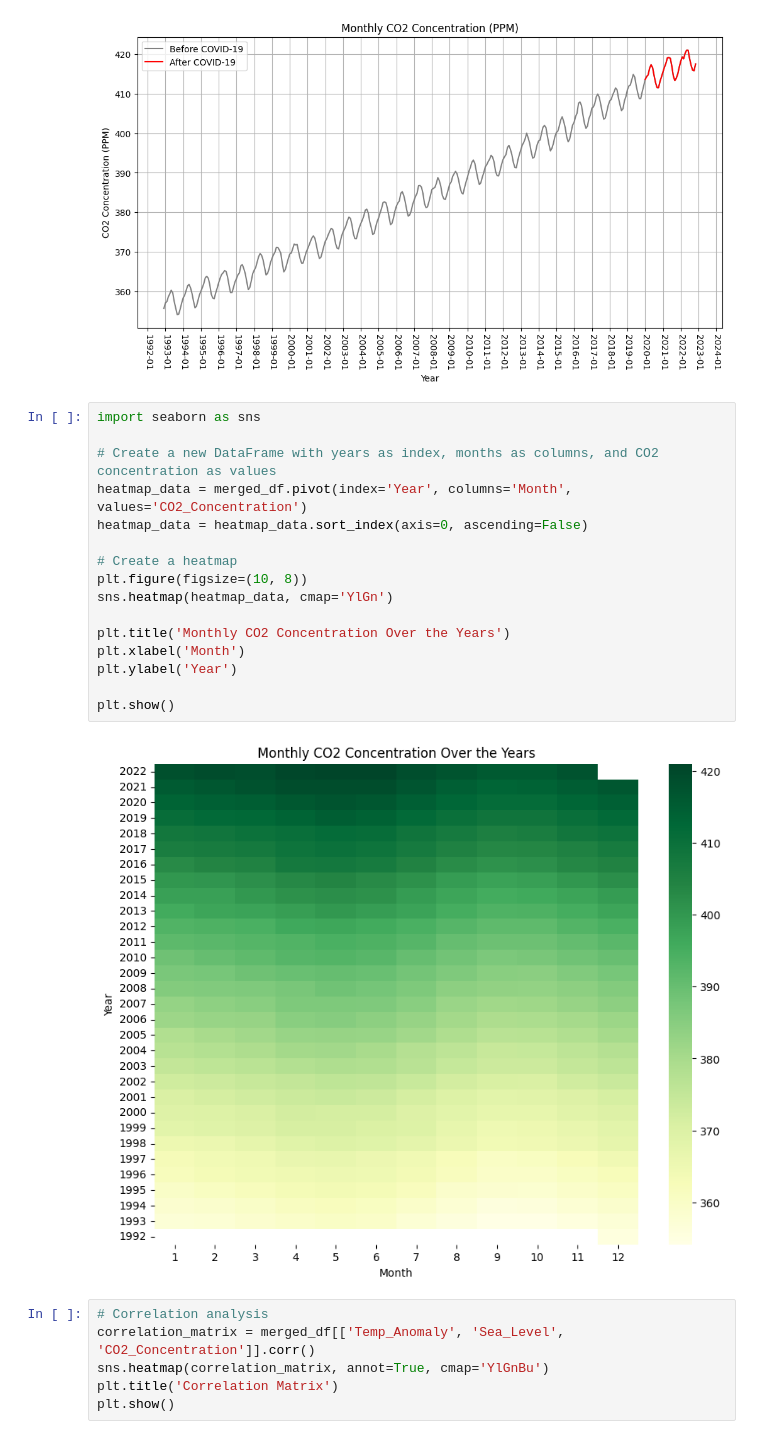
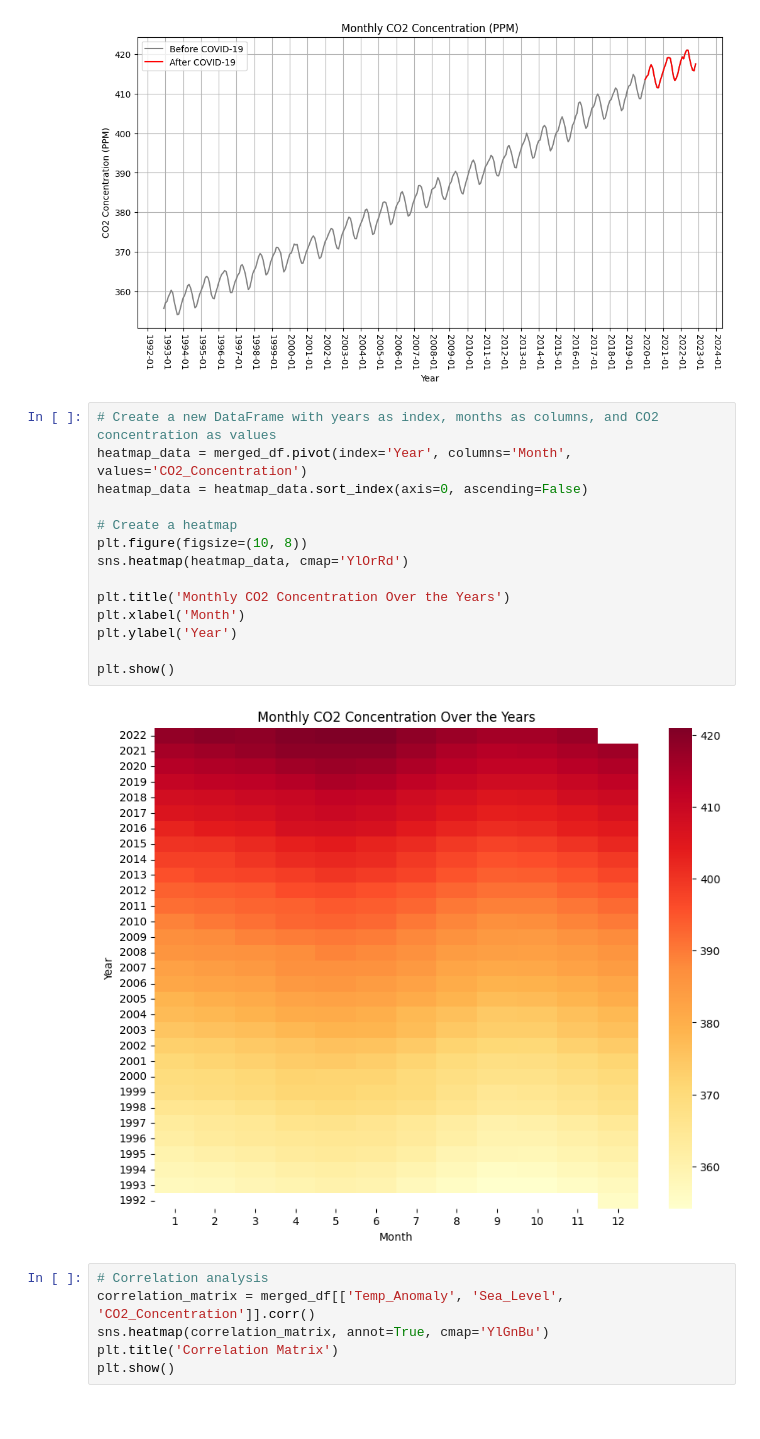
Before and after one commit to daphneyyy/COGS108_FinalProject, a Jupyter notebook: EDACheckpointGroup_Sp23_Project_Group_12.ipynb, the cells around one changed output. Cells and saved outputs as stored; diff of their text form.

Commit message:
Optimized imports and color coding

```diff
--- a/EDACheckpointGroup_Sp23_Project_Group_12.ipynb
+++ b/EDACheckpointGroup_Sp23_Project_Group_12.ipynb
@@ -248,23 +248,21 @@ plt.show()
 # %% [output]
 [figure]
 # %%
-import seaborn as sns
-
 # Create a new DataFrame with years as index, months as columns, and CO2 concentration as values
 heatmap_data = merged_df.pivot(index='Year', columns='Month', values='CO2_Concentration')
 heatmap_data = heatmap_data.sort_index(axis=0, ascending=False)
 
 # Create a heatmap
 plt.figure(figsize=(10, 8))
-sns.heatmap(heatmap_data, cmap='YlGn')
+sns.heatmap(heatmap_data, cmap='YlOrRd')
 
 plt.title('Monthly CO2 Concentration Over the Years')
 plt.xlabel('Month')
 plt.ylabel('Year')
 
 plt.show()
 # %% [output]
-[figure, old version]
+[figure, new version]
 # %%
 # Correlation analysis
 correlation_matrix = merged_df[['Temp_Anomaly', 'Sea_Level', 'CO2_Concentration']].corr()
```
Also changed, not shown: parts of 2 cells of this notebook.
